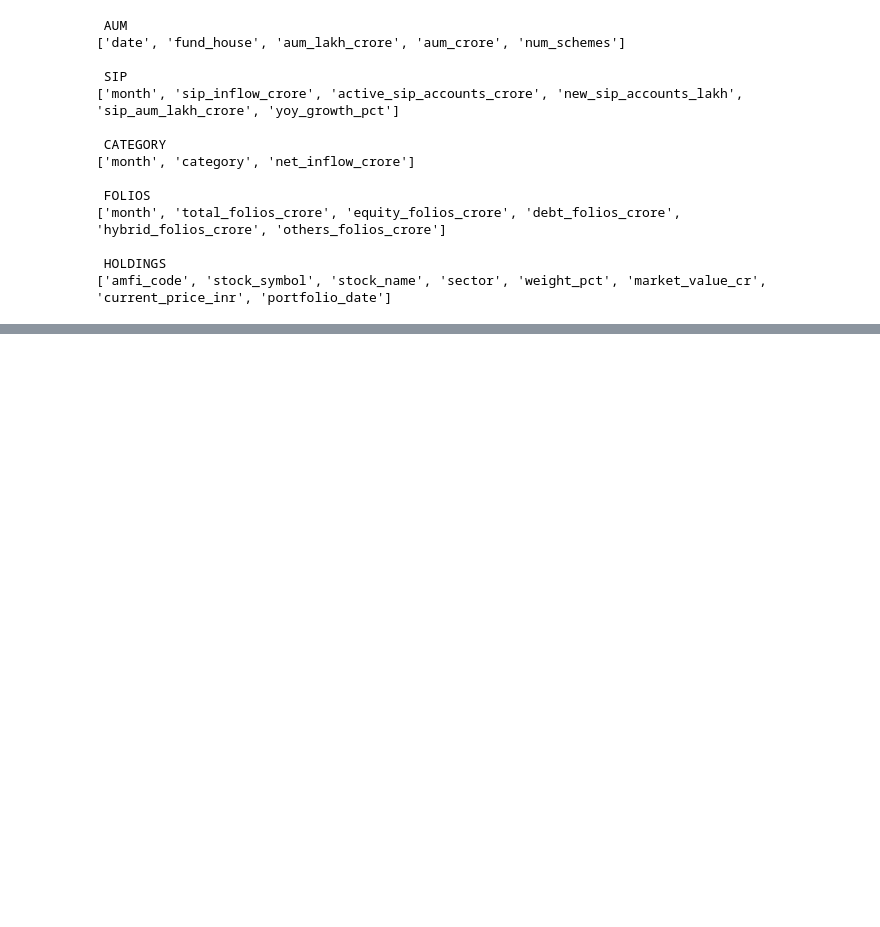
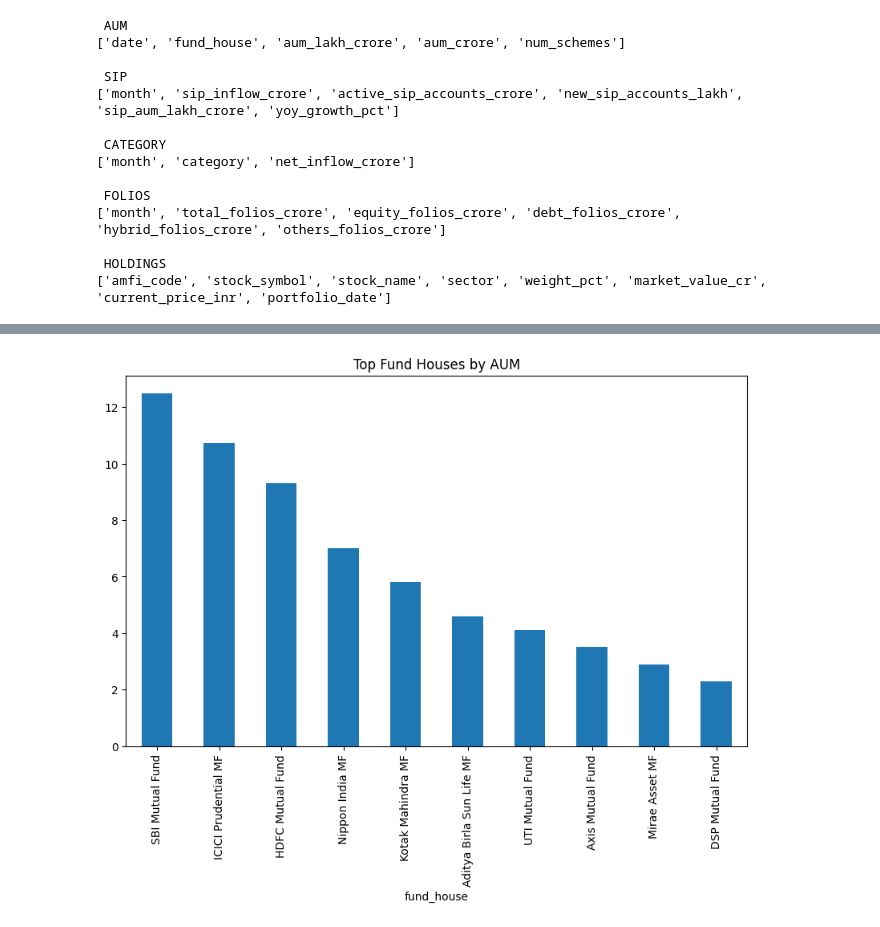
Before and after one commit to amabxbszh-droid/Capstone_Project1-mutual_fund_analytics, a Jupyter notebook: notebooks/EDA_Analysis.ipynb, the cells around one changed output, grey strips where cells are left out. Cells and saved outputs as stored; diff of their text form; code cells hidden in the pictures; blank space fills up the shorter version.

```diff
--- a/notebooks/EDA_Analysis.ipynb
+++ b/notebooks/EDA_Analysis.ipynb
@@ -37,0 +161,21 @@ for name, df in {
+# %%
+top_aum = (
+    aum.groupby("fund_house")["aum_lakh_crore"]
+    .max()
+    .sort_values(ascending=False)
+)
+
+top_aum.plot(
+    kind="bar",
+    figsize=(10,6)
+)
+
+plt.title("Top Fund Houses by AUM")
+
+plt.savefig(
+    "../reports/charts/top_fund_houses.png"
+)
+
+plt.show()
+# %% [output]
+[figure, added]
```
Also changed, not shown: parts of 8 cells of this notebook, 5 other files.
